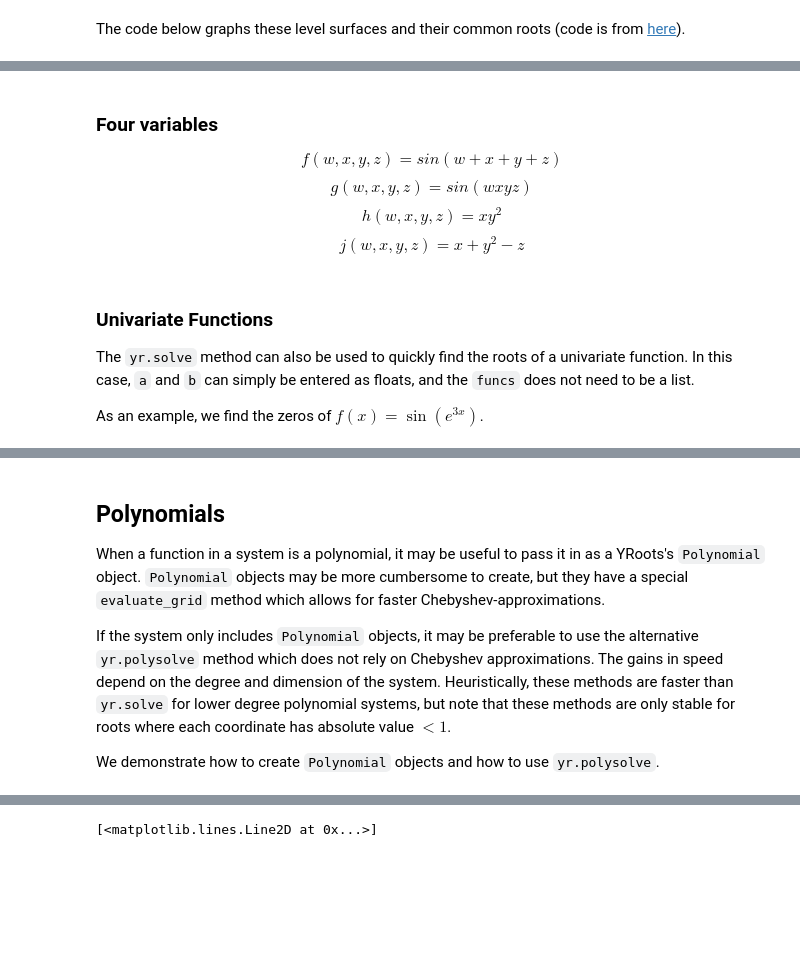
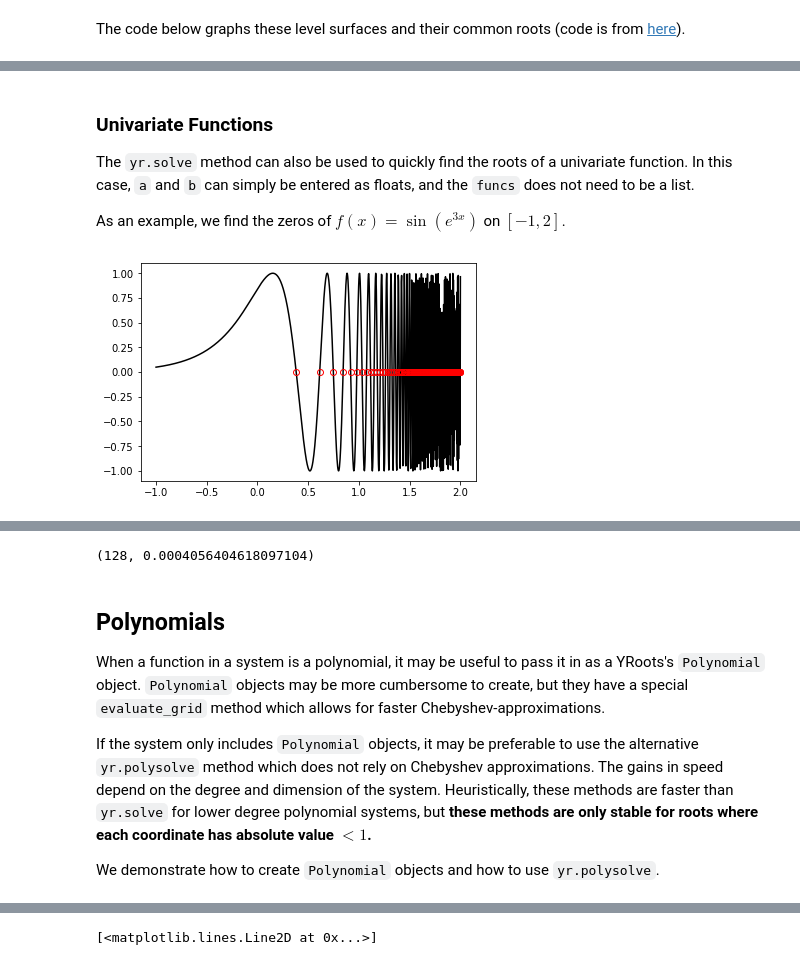
Before and after one commit to tylerjarvis/RootFinding, a Jupyter notebook: DemoNotebook.ipynb, the cells around one changed output, grey strips where cells are left out. Cells and saved outputs as stored; diff of their text form; code cells hidden in the pictures; blank space fills up the shorter version.

```diff
--- a/DemoNotebook.ipynb
+++ b/DemoNotebook.ipynb
@@ -258,6 +299,0 @@ ax.set_ylim3d(-1,1)
-# %% [markdown]
-### Four variables
-$$ f(w,x,y,z) = sin(w+x+y+z)$$
-$$ g(w,x,y,z) = sin(wxyz)$$
-$$ h(w,x,y,z) = xy^2$$
-$$ j(w,x,y,z) = x+y^2-z$$
@@ -285,15 +302,17 @@ roots
 
 The `yr.solve` method can also be used to quickly find the roots of a univariate function. In this case, `a` and `b` can simply be entered as floats, and the `funcs` does not need to be a list.
 
-As an example, we find the zeros of $f(x) = \sin(e^{3x})$.
+As an example, we find the zeros of $f(x) = \sin(e^{3x})$ on $[-1,2]$.
 # %%
 #define the function and search interval
 f = lambda x : np.sin(np.exp(3*x))
 
 a = -1
 b = 2
 
 #solve and time
 %time roots = yr.solve(f, a, b, plot=True)
 #show the number of roots and maximal residuals
-roots.size,np.max(f(roots))
+roots.size,np.max(np.abs(f(roots)))
+# %% [output]
+[figure, added]
@@ -300,9 +321,10 @@ roots.size,np.max(f(roots))
+(128, 0.0004056404618097104)
 # %% [markdown]
 ## Polynomials
 
 When a function in a system is a polynomial, it may be useful to pass it in as a YRoots's `Polynomial` object. `Polynomial` objects may be more cumbersome to create, but they have a special `evaluate_grid` method which allows for faster Chebyshev-approximations.
 
-If the system only includes `Polynomial` objects, it may be preferable to use the alternative `yr.polysolve` method which does not rely on Chebyshev approximations. The gains in speed depend on the degree and dimension of the system. Heuristically, these methods are faster than `yr.solve` for lower degree polynomial systems, but note that these methods are only stable for roots where each coordinate has absolute value $< 1$.
+If the system only includes `Polynomial` objects, it may be preferable to use the alternative `yr.polysolve` method which does not rely on Chebyshev approximations. The gains in speed depend on the degree and dimension of the system. Heuristically, these methods are faster than `yr.solve` for lower degree polynomial systems, but **these methods are only stable for roots where each coordinate has absolute value $< 1$.**
 
 We demonstrate how to create `Polynomial` objects and how to use `yr.polysolve`.
 # %% [markdown]
```
Also changed, not shown: parts of 28 cells of this notebook.
